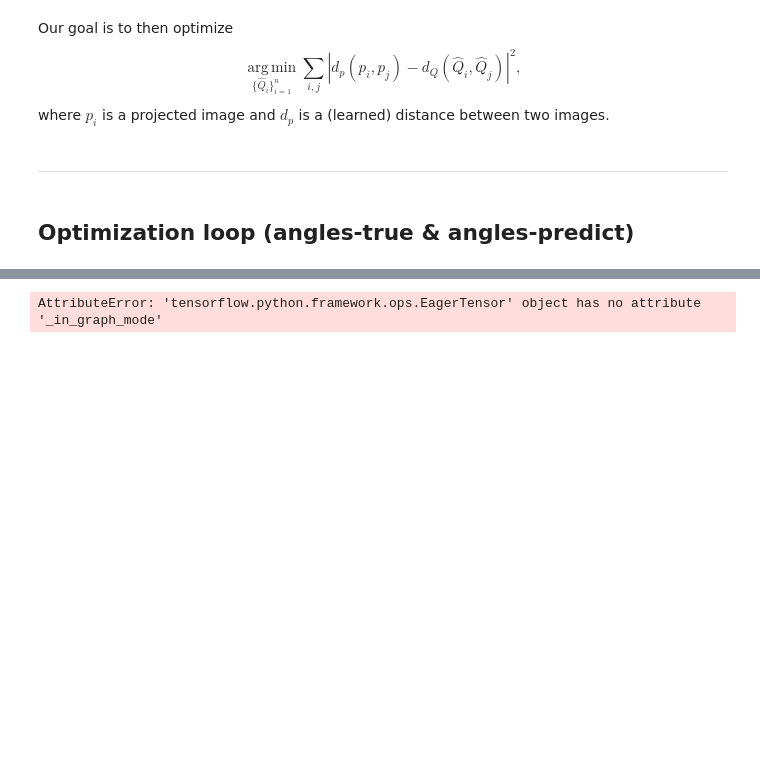
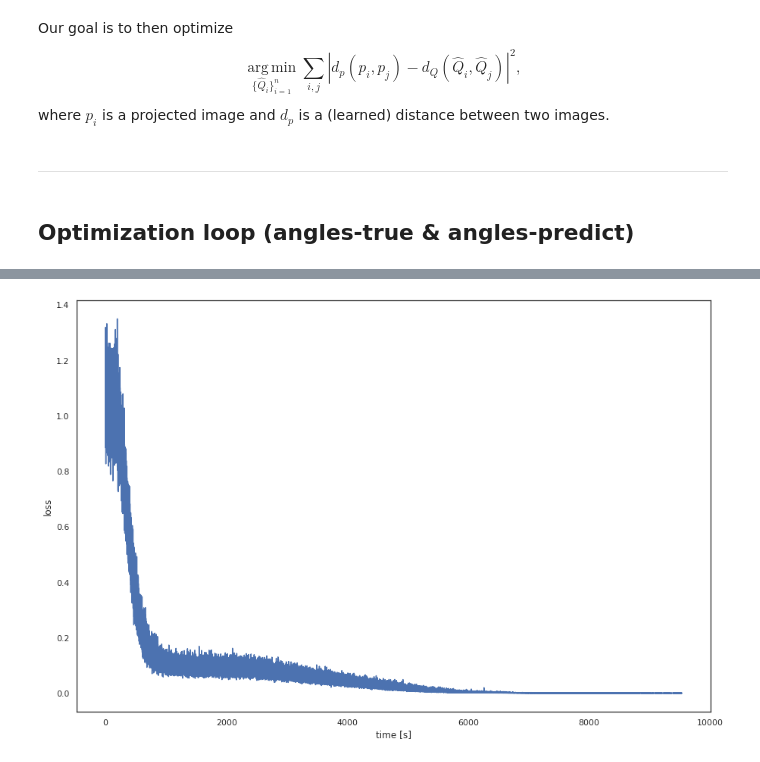
Before and after one commit to JelenaBanjac/protein-reconstruction, a Jupyter notebook: notebooks/bgal_optimization_predicted_angle_and_true_angle.ipynb, the cells around one changed output, grey strips where cells are left out. Drawn from its saved outputs; the diff is of its cells as text; code cells hidden in the pictures; blank space fills up the shorter version.

```diff
--- a/notebooks/bgal_optimization_predicted_angle_and_true_angle.ipynb
+++ b/notebooks/bgal_optimization_predicted_angle_and_true_angle.ipynb
@@ -287,31 +213,19 @@ $$ \operatorname*{arg\,min}_{\{\hat{Q}_i\}_{i=1}^n} \sum_{i,j} \left| d_p(p_i, p
 where $p_i$ is a projected image and $d_p$ is a (learned) distance between two images.
 # %%
 def loss(a1_predicted, a2_predicted, distance_target):
-#     q1_predicted = quaternion.from_euler(a1_predicted)
-#     q2_predicted = quaternion.from_euler(a2_predicted)
-
-#     q1 = quaternion.normalize(q1_predicted)
-#     q2 = quaternion.normalize(q2_predicted)
-
     q1_predicted = euler2quaternion(a1_predicted)
     q2_predicted = euler2quaternion(a2_predicted)
 
     distance = d_q(q1_predicted, q2_predicted)
 
-#     distance = d_q(q1, q2)
-
-#     distance        = normalize_quaternion_distance(distance)
-#     distance_target = normalize_quaternion_distance(distance_target)
-
     # The mean doesn't depend on the batch size.
-    return tf.reduce_mean((distance - distance_target)**2)
+    error = distance - distance_target
+    return tf.reduce_mean(tf.square(error))
 # %%
 def gradient(a1_predicted, a2_predicted, distance_target):
     with tf.GradientTape() as tape:
-        tape.watch(a1_predicted + a2_predicted)
         loss_value = loss(a1_predicted, a2_predicted, distance_target)
-
-    gradient = tape.gradient(loss_value, a1_predicted + a2_predicted)
+        gradient = tape.gradient(loss_value, a1_predicted + a2_predicted)
 
     return loss_value, gradient
 # %% [markdown]
@@ -335,9 +250,9 @@ sns.distplot(angles_predicted_plot[:,2], kde=False, bins=80, ax=axs[2], axlabel=
 # %%
-steps=10000
+steps=100000
 batch_size=256
 
 #optimizer = tf.keras.optimizers.SGD(learning_rate=0.01)
-optimizer = tf.keras.optimizers.Adam(learning_rate=0.1)
+optimizer = tf.keras.optimizers.Adam(learning_rate=0.01)
 
 losses = np.empty(steps)
 time_start = time()
@@ -356,14 +271,7 @@ for step in range(1, steps+1):
     q1_true = euler2quaternion(a1_true)
     q2_true = euler2quaternion(a2_true)
 
-#     q1_true = quaternion.from_euler(a1_true)
-#     q2_true = quaternion.from_euler(a2_true)
-#     q1_true = quaternion.normalize(q1_true)
-#     q2_true = quaternion.normalize(q2_true)
-
-#     distance_target = d_q(q1_true, q2_true)
     distance_target = d_q(q1_true,q2_true)
-
 
     # Optimize by gradient descent.
     losses[step-1], gradients = gradient(a1, a2, distance_target)
@@ -391,4 +301,4 @@ tf.Tensor([2.4440917  3.81651368 4.66406142], shape=(3,), dtype=float64)
-AttributeError: 'tensorflow.python.framework.ops.EagerTensor' object has no attribute '_in_graph_mode'
+[figure, added]
 # %%
 angles_predicted_plot = np.array([ np.array([(y%(2*np.pi)) for y in x.numpy()]) for x in angles_predicted])
 
```
Also changed, not shown: parts of 20 cells of this notebook, 7 other files.
